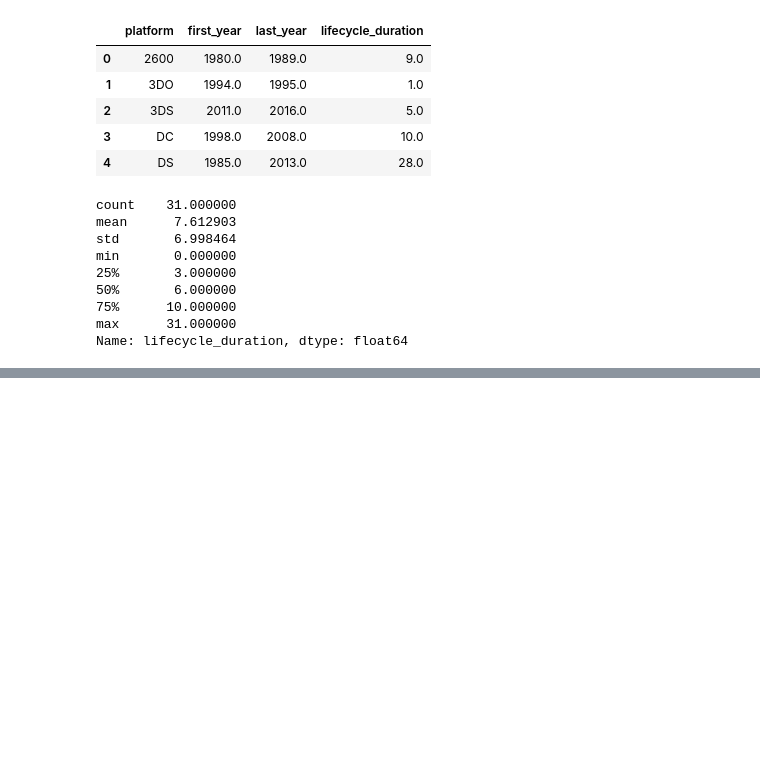
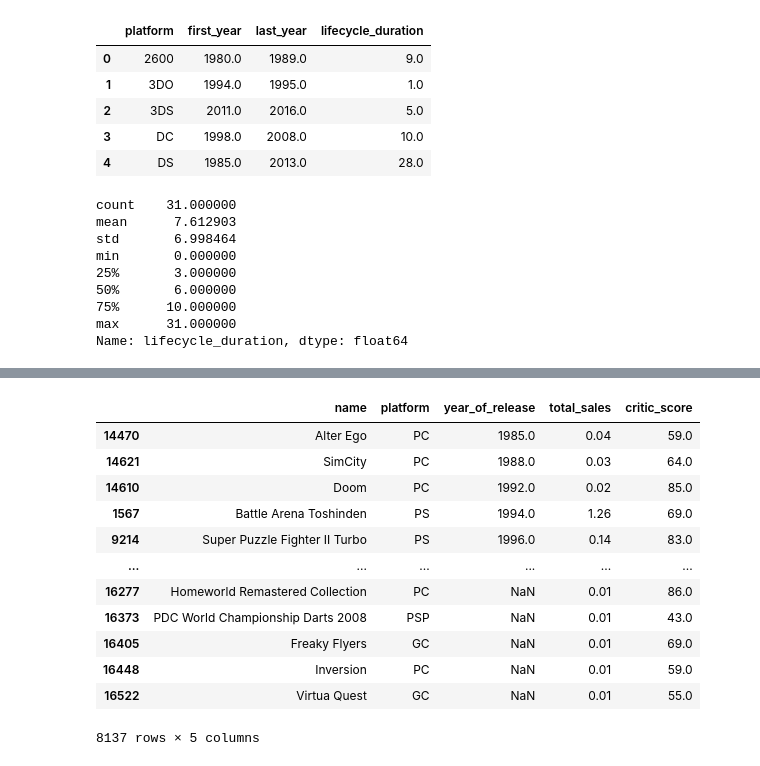
Before and after one commit to oliver-worth/GameStore-Ice-, a Jupyter notebook: IceEda-1.ipynb, the cells around one changed output, grey strips where cells are left out. Drawn from its saved outputs; the diff is of its cells as text; code cells hidden in the pictures; blank space fills up the shorter version.

```diff
--- a/IceEda-1.ipynb
+++ b/IceEda-1.ipynb
@@ -360,0 +486,19 @@ The most common lifespan cycle for platforms is between 10-11 years.
+# %%
+critic_scores_df = df[['name', 'platform', 'year_of_release', 'total_sales', 'critic_score']]
+# Im dropping all rows when the value of column critic_score is NaN. I didn't want to add median values for those because if I were to draw up a distribution it would screw up my analsysis and skew everything towards the center
+critic_scores_df = critic_scores_df.dropna(subset=['critic_score'])
+critic_scores_df
+# %% [output]
+|  | name | platform | year_of_release | total_sales | critic_score |
+| 14470 | Alter Ego | PC | 1985.0 | 0.04 | 59.0 |
+| 14621 | SimCity | PC | 1988.0 | 0.03 | 64.0 |
+| 14610 | Doom | PC | 1992.0 | 0.02 | 85.0 |
+| 1567 | Battle Arena Toshinden | PS | 1994.0 | 1.26 | 69.0 |
+| 9214 | Super Puzzle Fighter II Turbo | PS | 1996.0 | 0.14 | 83.0 |
+| ... | ... | ... | ... | ... | ... |
+| 16277 | Homeworld Remastered Collection | PC | NaN | 0.01 | 86.0 |
+| 16373 | PDC World Championship Darts 2008 | PSP | NaN | 0.01 | 43.0 |
+| 16405 | Freaky Flyers | GC | NaN | 0.01 | 69.0 |
+| 16448 | Inversion | PC | NaN | 0.01 | 59.0 |
+| 16522 | Virtua Quest | GC | NaN | 0.01 | 55.0 |
+8137 rows × 5 columns
```
Also changed, not shown: parts of 31 cells of this notebook.
